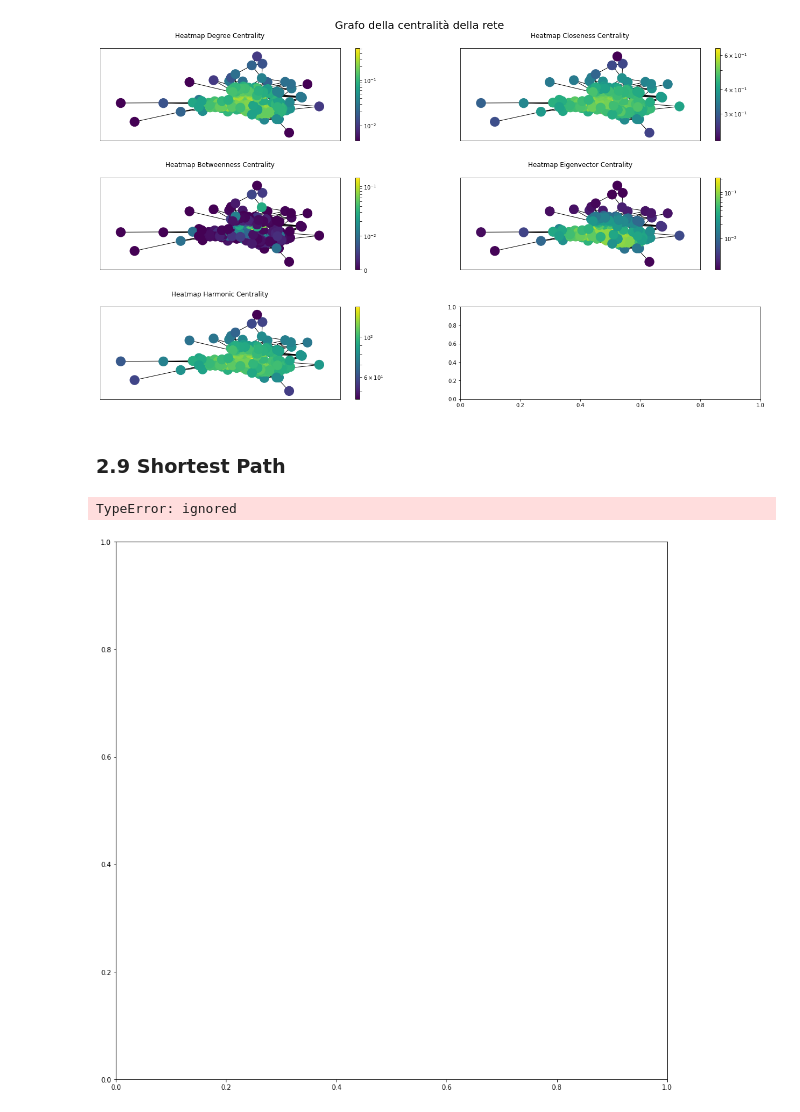
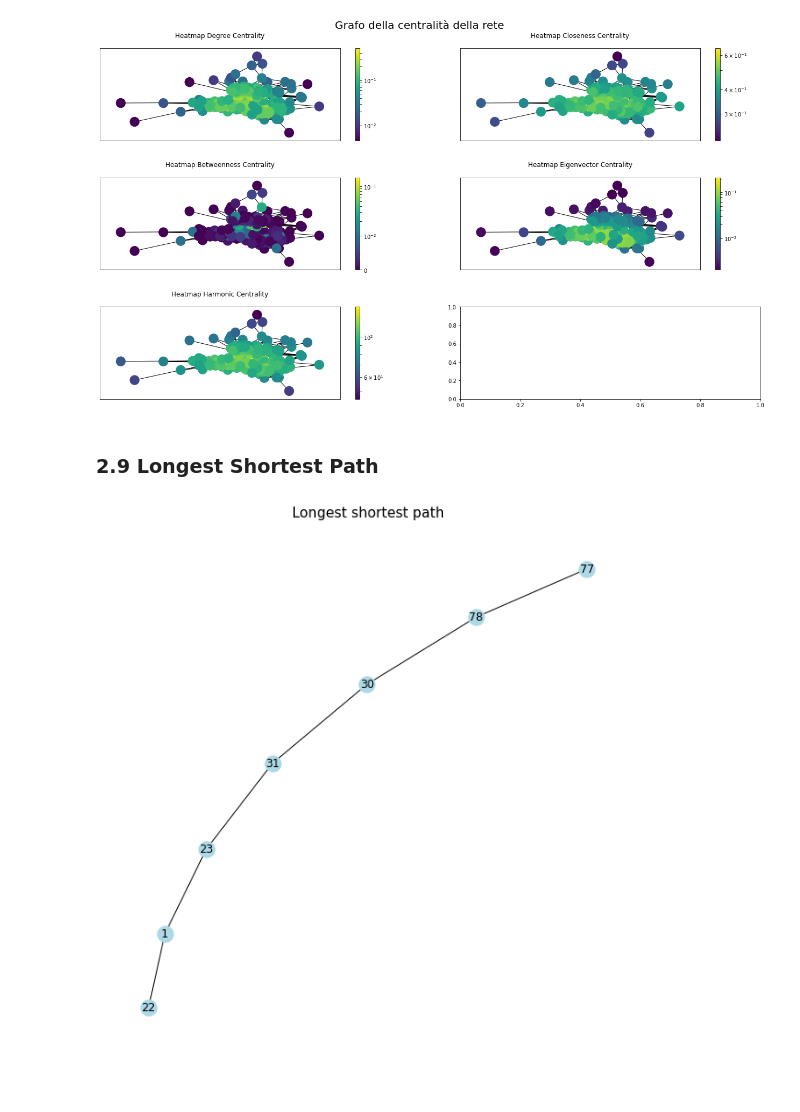
Before and after one commit to Badar97/Progetto_DataScience, a Jupyter notebook: 3-NetworkX/SocialNetworkAnalysis.ipynb, the cells around one changed output. Cells and saved outputs as stored; diff of their text form; code cells hidden in the pictures.

```diff
--- a/3-NetworkX/SocialNetworkAnalysis.ipynb
+++ b/3-NetworkX/SocialNetworkAnalysis.ipynb
@@ -369,14 +383,23 @@ centrality_graph(G, centr_values, axes)
 # %% [output]
 [figure]
 # %% [markdown]
-### **2.9 Shortest Path**
+### **2.9 Longest Shortest Path**
 # %%
 short = nx.shortest_path_length(G)
-# %%
-plt.figure(figsize=(15,15))
-nx.draw_networkx_nodes(G, pos=short, node_size=150)
-nx.draw_networkx_edges(G, pos=short, alpha=0.5)
-plt.show()
-# %% [output]
-TypeError: ignored
-[figure, removed]
+# %%
+length = dict(nx.all_pairs_shortest_path_length(G))
+max, s, t = 0, 0, 0
+for source in G.nodes():
+  for target in G.nodes():
+    if length[source][target] > max:
+      max = length[source][target]
+      s = source
+      t = target
+path = G.subgraph(nx.shortest_path(G, s, t))
+
+plt.figure(figsize=(8,8))
+nx.draw(path, with_labels=True, node_color='lightblue')
+plt.title("Longest shortest path", fontsize = 15)
+plt.show()
+# %% [output]
+[figure, added]
```
Also changed, not shown: parts of 2 cells of this notebook.
